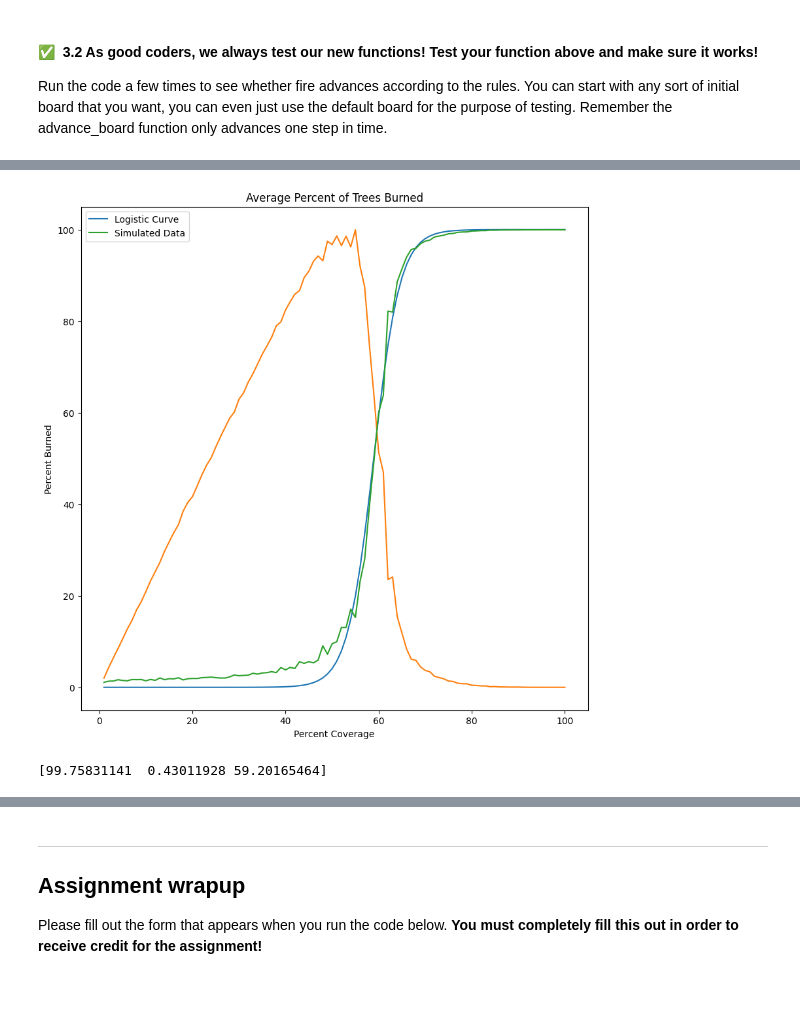
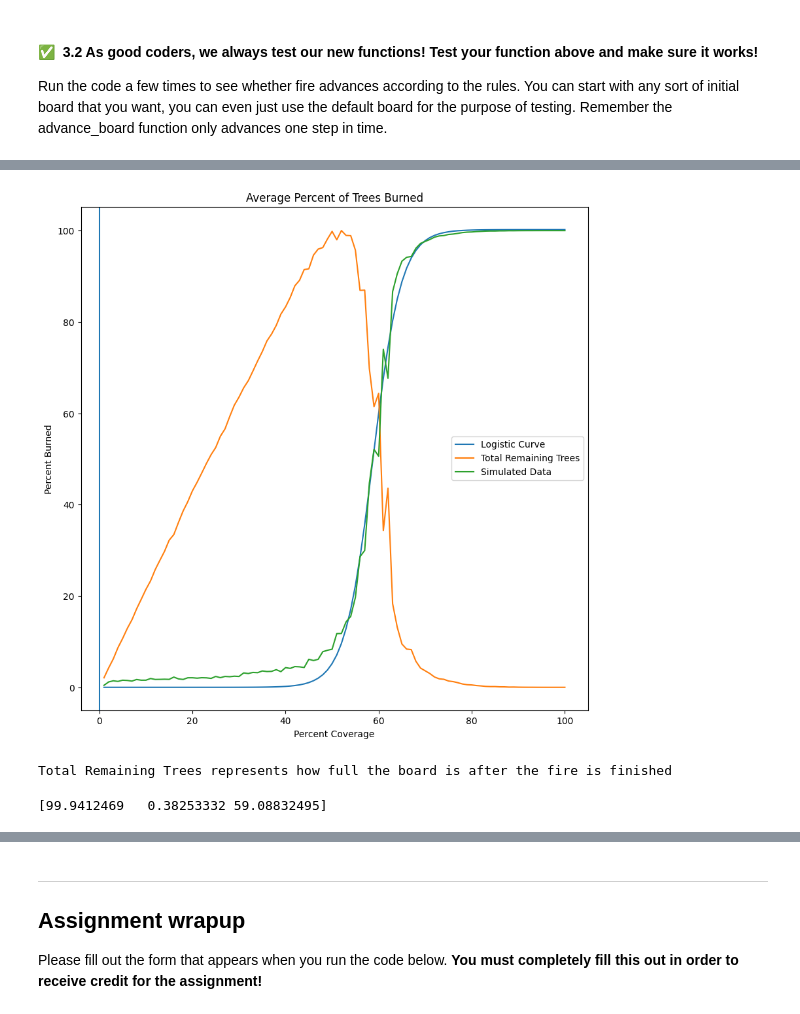
Before and after one commit to andrew-koren/cautious-adventure, a Jupyter notebook: my stuff/cmse/Day-22_In-Class_ForestFiresPartI-STUDENT.ipynb, the cells around one changed output, grey strips where cells are left out. Drawn from its saved outputs; the diff is of its cells as text; code cells hidden in the pictures.

```diff
--- a/my stuff/cmse/Day-22_In-Class_ForestFiresPartI-STUDENT.ipynb
+++ b/my stuff/cmse/Day-22_In-Class_ForestFiresPartI-STUDENT.ipynb
@@ -196,6 +80,6 @@ Now, create a board using the default arguments for the `set_board()` function a
 # put your test code here. Make a plot to check it.
 # we're going to define a default figure size for you to make things look nice
 fig = plt.figure(figsize=(10,10))
-big_board = set_board(board_size=40, f_trees_start = 0.75)
+big_board = set_board(board_size=65, f_trees_start = 0.75)
 plotgrid(big_board)
 # %% [output]
@@ -354,12 +200,12 @@ import time
 # %%
-input_size = 50
-percent_trees = .62
+input_size = 65
+percent_trees = .65
 
 big_board = set_board(board_size=input_size, f_trees_start = percent_trees)
 # %%
 
 
-fig = plt.figure(figsize=(11,11)
+fig = plt.figure(figsize=(11,11))
 
 firelist = create_firelist(big_board)
 
@@ -428,39 +274,41 @@ for i in range(20):
         #fig.clear()
     all_lists.append(percent_drop)
     total_vals_lists.append(tovals)
 array_list = np.column_stack(all_lists)
 array_tovals = np.column_stack(total_vals_lists)
 row_averages = np.mean(array_list, axis=1)
 toval_averages = np.mean(array_tovals, axis = 1)
 toval_unitless = toval_averages/toval_averages.max()*100
 #analysis
 popt, pcov = curve_fit(logistic_function, percent_list*100, row_averages, maxfev=10000)
 L, k, x0 = popt
 
 y_fit = logistic_function(percent_list*100, *popt)
 
 #popt1, pcov1 = curve_fit(gompertz_function, percent_list*100, row_averages, maxfev=10000)
 #L1, k1, x01 = popt1
 
 y_fit = logistic_function(percent_list*100, *popt)
 #y_fit1 = gompertz_function(percent_list*100, *popt1)
 
 plt.plot(percent_list*100,y_fit,label='Logistic Curve')
 #plt.plot(percent_list*100,y_fit1,label='Gompertz Curve')
-plt.plot(percent_list*100,toval_unitless)
+plt.plot(percent_list*100,toval_unitless,label='Total Remaining Trees')
 plt.plot(percent_list*100,row_averages,label='Simulated Data')
 plt.title('Average Percent of Trees Burned')
 plt.xlabel('Percent Coverage')
 plt.ylabel('Percent Burned')
 plt.axvline()
 plt.legend()
 plt.show()
+print('Total Remaining Trees represents how full the board is after the fire is finished')
 # %% [output]
-[figure, old version]
+[figure, new version]
+Total Remaining Trees represents how full the board is after the fire is finished
 # %%
 print(popt)
 # %% [output]
-[99.75831141  0.43011928 59.20165464]
+[99.9412469   0.38253332 59.08832495]
 # %%
 # This lets us make and clear plots without creating new ones
 from IPython.display import display, clear_output
```
Also changed, not shown: parts of 26 cells of this notebook.
